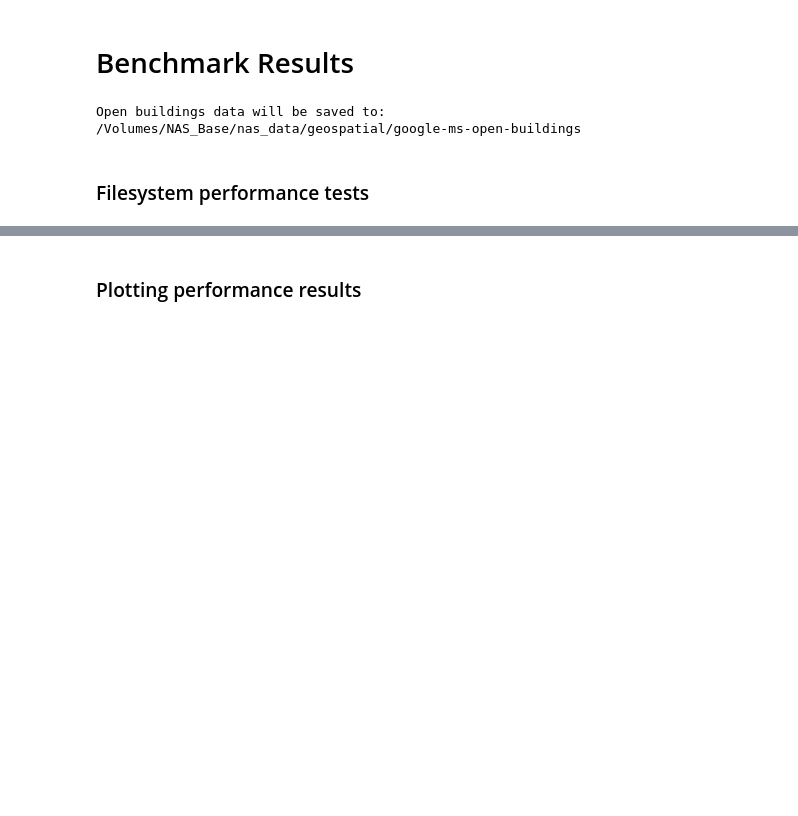
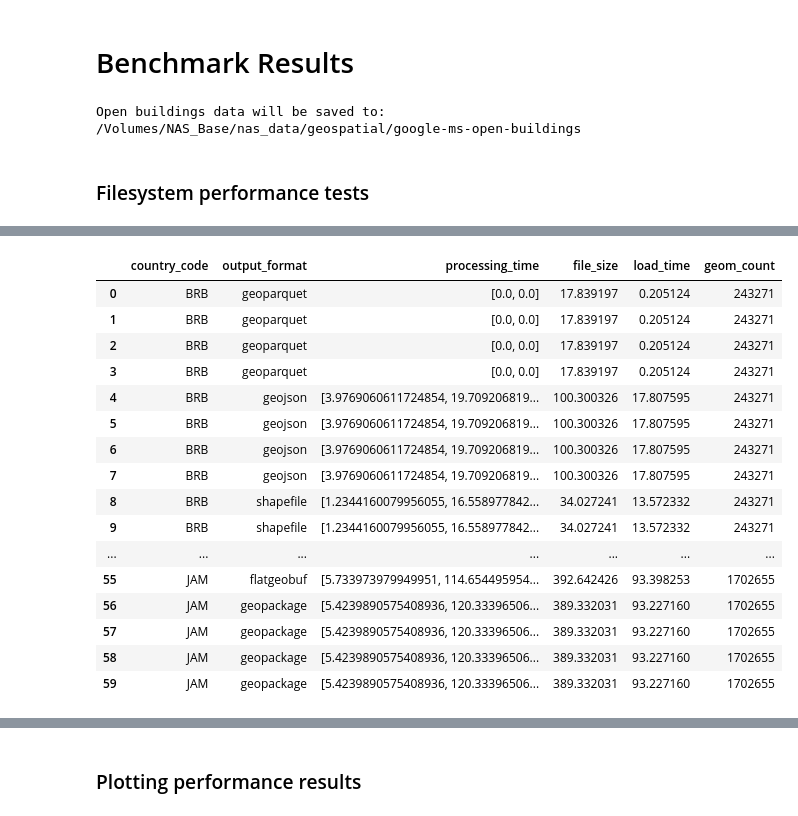
Before and after one commit to avega17/ds_benchwork, a Jupyter notebook: geoparquet-performance.ipynb, the cells around one changed output, grey strips where cells are left out. Drawn from its saved outputs; the diff is of its cells as text; code cells hidden in the pictures; blank space fills up the shorter version.

```diff
--- a/geoparquet-performance.ipynb
+++ b/geoparquet-performance.ipynb
@@ -465,0 +544,25 @@ pretty_print_df_info(random_df)
+# %%
+    # in output format column, change "parquet" to "geoparquet"
+    convert_stats_df["output_format"] = convert_stats_df["output_format"].apply(lambda x: "geoparquet" if x == "parquet" else x)
+    # add geom_count column to convert_stats_df by joining on country_code
+    convert_stats_df = convert_stats_df.merge(compress_stats_df[["country_code", "geom_count"]], on="country_code")
+    # display updated convert_stats_df
+    convert_stats_df
+# %% [output]
+|  | country_code | output_format | processing_time | file_size | load_time | geom_count |
+| 0 | BRB | geoparquet | [0.0, 0.0] | 17.839197 | 0.205124 | 243271 |
+| 1 | BRB | geoparquet | [0.0, 0.0] | 17.839197 | 0.205124 | 243271 |
+| 2 | BRB | geoparquet | [0.0, 0.0] | 17.839197 | 0.205124 | 243271 |
+| 3 | BRB | geoparquet | [0.0, 0.0] | 17.839197 | 0.205124 | 243271 |
+| 4 | BRB | geojson | [3.9769060611724854, 19.709206819... | 100.300326 | 17.807595 | 243271 |
+| 5 | BRB | geojson | [3.9769060611724854, 19.709206819... | 100.300326 | 17.807595 | 243271 |
+| 6 | BRB | geojson | [3.9769060611724854, 19.709206819... | 100.300326 | 17.807595 | 243271 |
+| 7 | BRB | geojson | [3.9769060611724854, 19.709206819... | 100.300326 | 17.807595 | 243271 |
+| 8 | BRB | shapefile | [1.2344160079956055, 16.558977842... | 34.027241 | 13.572332 | 243271 |
+| 9 | BRB | shapefile | [1.2344160079956055, 16.558977842... | 34.027241 | 13.572332 | 243271 |
+| ... | ... | ... | ... | ... | ... | ... |
+| 55 | JAM | flatgeobuf | [5.733973979949951, 114.654495954... | 392.642426 | 93.398253 | 1702655 |
+| 56 | JAM | geopackage | [5.4239890575408936, 120.33396506... | 389.332031 | 93.227160 | 1702655 |
+| 57 | JAM | geopackage | [5.4239890575408936, 120.33396506... | 389.332031 | 93.227160 | 1702655 |
+| 58 | JAM | geopackage | [5.4239890575408936, 120.33396506... | 389.332031 | 93.227160 | 1702655 |
+| 59 | JAM | geopackage | [5.4239890575408936, 120.33396506... | 389.332031 | 93.227160 | 1702655 |
```
Also changed, not shown: parts of 12 cells of this notebook.
